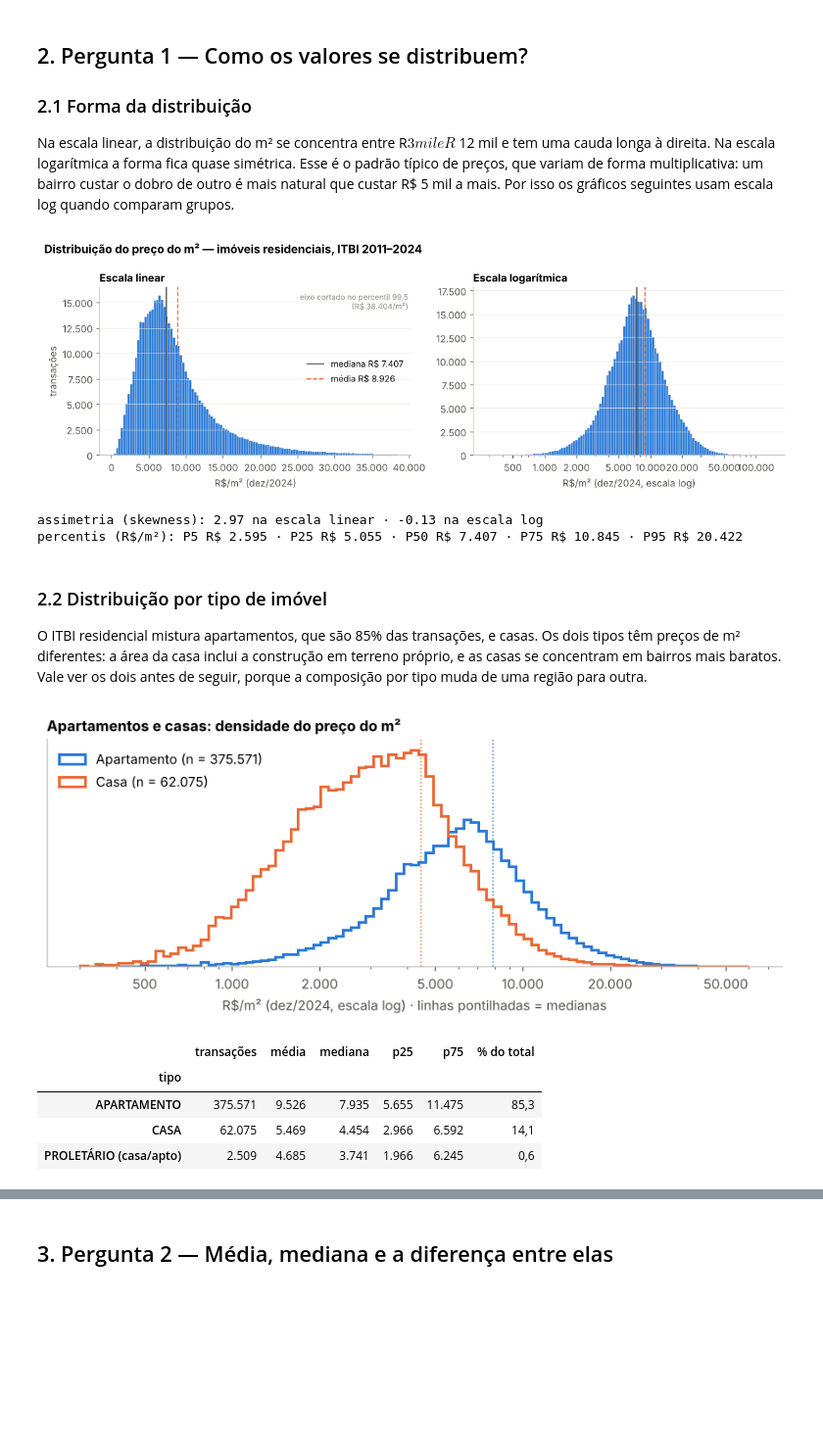
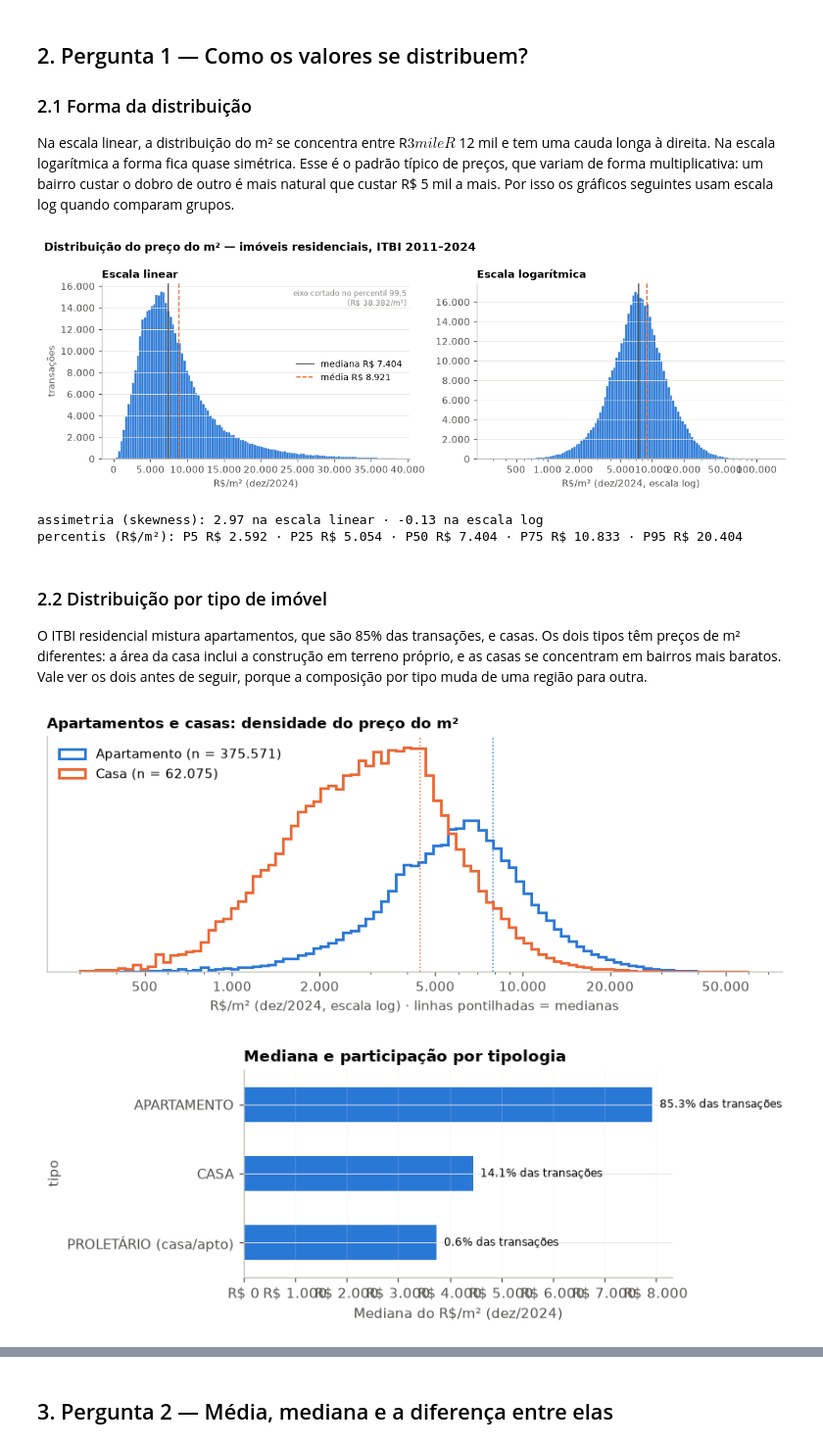
Before and after one commit to ana-alice17/mobilidade-imobiliario-rj, a Jupyter notebook: notebooks/04_analise_imobiliaria.ipynb, the cells around one changed output, grey strips where cells are left out. Shown at 98% size. Saved outputs shown, nothing was run; the diff lists cells and outputs as text; code cells hidden in the pictures; blank space fills up the shorter version.

```diff
--- a/notebooks/04_analise_imobiliaria.ipynb
+++ b/notebooks/04_analise_imobiliaria.ipynb
@@ -126,17 +122,6 @@ Por isso **todos os valores deste notebook estão em reais de dezembro de 2024**
 # %%
-# IPCA, variação acumulada no ano (%) — IBGE
-IPCA = {2011: 6.50, 2012: 5.84, 2013: 5.91, 2014: 6.41, 2015: 10.67, 2016: 6.29, 2017: 2.95,
-        2018: 3.75, 2019: 4.31, 2020: 4.52, 2021: 10.06, 2022: 5.79, 2023: 4.62, 2024: 4.83}
-
-indice_dez = {2010: 1.0}
-for a in range(2011, 2025):
-    indice_dez[a] = indice_dez[a - 1] * (1 + IPCA[a] / 100)
-
-# índice no mês m do ano a ≈ índice de dez/(a-1) × (1 + IPCA_a)^(m/12)
-indice = np.array([indice_dez[a - 1] * (1 + IPCA[a] / 100) ** (m / 12) for a, m in zip(df.ano, df.mes)])
-df["fator_ipca"] = indice_dez[2024] / indice
-df["m2_real"] = df.valor_m2 * df.fator_ipca
-
-print(f"Fator de correção jul/2011 → dez/2024: {df.loc[(df.ano == 2011) & (df.mes == 7), 'fator_ipca'].iloc[0]:.3f}")
-print(f"Fator de correção dez/2024 → dez/2024: {df.loc[(df.ano == 2024) & (df.mes == 12), 'fator_ipca'].iloc[0]:.3f}")
+from analise_mobilidade import corrigir_ipca
+df["m2_real"]=corrigir_ipca(df)
+df["fator_ipca"]=df.m2_real/df.valor_m2
+print("Valores em reais de dezembro de 2024, pelo número-índice mensal oficial do IPCA.")
 # %% [output]
@@ -250,9 +234,9 @@ plt.show()
 print(f"assimetria (skewness): {x.skew():.2f} na escala linear · {np.log(x).skew():.2f} na escala log")
 print("percentis (R$/m²):", " · ".join(f"P{int(q*100)} {reais(x.quantile(q))}" for q in [.05, .25, .5, .75, .95]))
 # %% [output]
-[figure, old version]
+[figure, new version]
 assimetria (skewness): 2.97 na escala linear · -0.13 na escala log
-percentis (R$/m²): P5 R$ 2.595 · P25 R$ 5.055 · P50 R$ 7.407 · P75 R$ 10.845 · P95 R$ 20.422
+percentis (R$/m²): P5 R$ 2.592 · P25 R$ 5.054 · P50 R$ 7.404 · P75 R$ 10.833 · P95 R$ 20.404
 # %% [markdown]
 ### 2.2 Distribuição por tipo de imóvel
 
@@ -260,36 +244,37 @@ O ITBI residencial mistura apartamentos, que são 85% das transações, e casas.
 # %%
 tipo = df.ds_imovel_tipologia.where(df.ds_imovel_tipologia.isin(["APARTAMENTO", "CASA"]), "PROLETÁRIO (casa/apto)")
 resumo_tipo = (df.assign(tipo=tipo).groupby("tipo").m2_real
                .agg(transações="size", média="mean", mediana="median",
                     p25=lambda s: s.quantile(.25), p75=lambda s: s.quantile(.75)))
 resumo_tipo["% do total"] = 100 * resumo_tipo["transações"] / resumo_tipo["transações"].sum()
 
 fig, ax = plt.subplots(figsize=(8, 3.4))
 bins = np.logspace(np.log10(300), np.log10(60000), 90)
 for t, cor in [("APARTAMENTO", AZUL), ("CASA", LARANJA)]:
     v = df.loc[tipo == t, "m2_real"]
     ax.hist(v, bins=bins, density=True, histtype="step", lw=2, color=cor, label=f"{t.title()} (n = {len(v):,})".replace(",", "."))
     ax.axvline(v.median(), color=cor, lw=1, ls=":")
 ax.set_xscale("log")
 ax.set_xticks([500, 1000, 2000, 5000, 10000, 20000, 50000])
 ax.xaxis.set_major_formatter(fmt_milhar)
 ax.set_yticks([])
 ax.grid(False)
 ax.set_xlabel("R$/m² (dez/2024, escala log) · linhas pontilhadas = medianas")
 ax.set_title("Apartamentos e casas: densidade do preço do m²")
 ax.legend(loc="upper left")
 fig.tight_layout()
 plt.show()
 
-tabela(resumo_tipo, {"transações": "{:,.0f}", "média": "{:,.0f}", "mediana": "{:,.0f}",
-                          "p25": "{:,.0f}", "p75": "{:,.0f}", "% do total": "{:.1f}"})
+fig, ax = plt.subplots(figsize=(7.5,3))
+r = resumo_tipo.sort_values("mediana")
+r.mediana.plot.barh(ax=ax,color="#2a78d6")
+for y0, (_, linha) in enumerate(r.iterrows()):
+    ax.text(linha.mediana,y0,f"  {linha['% do total']:.1f}% das transações",va="center",fontsize=8)
+ax.set(xlabel="Mediana do R$/m² (dez/2024)",title="Mediana e participação por tipologia")
+ax.xaxis.set_major_formatter(fmt_reais); ax.grid(axis="x",alpha=.2); fig.tight_layout(); plt.show()
 # %% [output]
-[figure, old version]
+[figure, new version]
-|  | transações | média | mediana | p25 | p75 | % do total |
-| tipo |  |  |  |  |  |  |
-| APARTAMENTO | 375.571 | 9.526 | 7.935 | 5.655 | 11.475 | 85,3 |
-| CASA | 62.075 | 5.469 | 4.454 | 2.966 | 6.592 | 14,1 |
-| PROLETÁRIO (casa/apto) | 2.509 | 4.685 | 3.741 | 1.966 | 6.245 | 0,6 |
+[figure, added]
 # %% [markdown]
 ### 2.3 Distribuição no espaço
 
```
Also changed, not shown: parts of 29 cells of this notebook, 4 other files.
